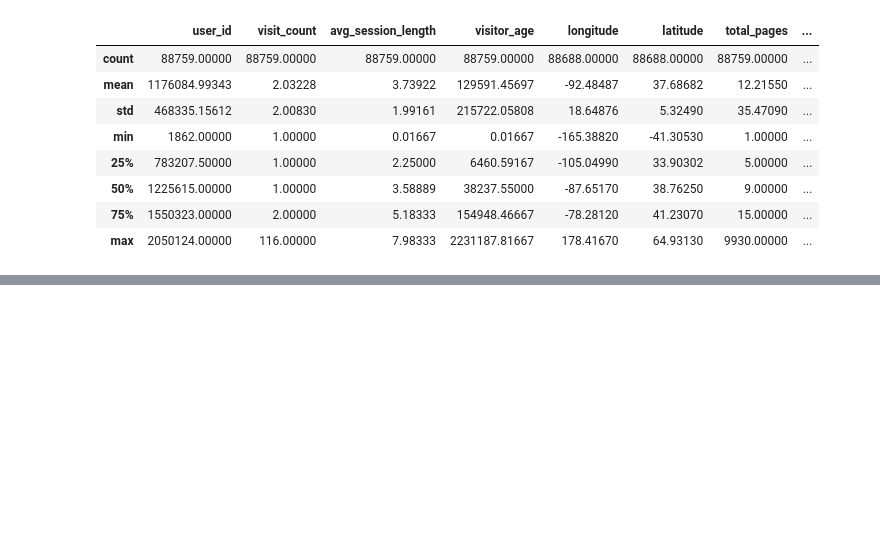
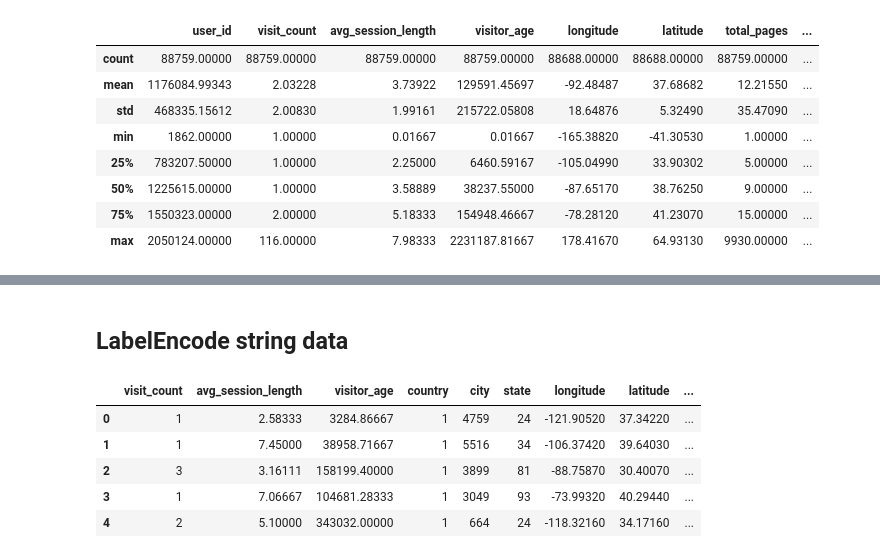
Before and after one commit to jiangshan123/Capstone_TDI, a Jupyter notebook: notebooks/data_wrangling.ipynb, the cells around one changed output, grey strips where cells are left out. Saved outputs shown, nothing was run; the diff lists cells and outputs as text; code cells hidden in the pictures; blank space fills up the shorter version.

```diff
--- a/notebooks/data_wrangling.ipynb
+++ b/notebooks/data_wrangling.ipynb
@@ -110,0 +105,5 @@ dtype: object
+# %% [markdown]
+## LabelEncode string data
+# %%
+# drop user_id
+df_dropID = df_noNAN.drop(['user_id'], axis=1)
@@ -110,0 +126,9 @@ dtype: object
+# %%
+df_dropID.head(5)
+# %% [output]
+|  | visit_count | avg_session_length | visitor_age | country | city | state | longitude | latitude | ... |
+| 0 | 1 | 2.58333 | 3284.86667 | 1 | 4759 | 24 | -121.90520 | 37.34220 | ... |
+| 1 | 1 | 7.45000 | 38958.71667 | 1 | 5516 | 34 | -106.37420 | 39.64030 | ... |
+| 2 | 3 | 3.16111 | 158199.40000 | 1 | 3899 | 81 | -88.75870 | 30.40070 | ... |
+| 3 | 1 | 7.06667 | 104681.28333 | 1 | 3049 | 93 | -73.99320 | 40.29440 | ... |
+| 4 | 2 | 5.10000 | 343032.00000 | 1 | 664 | 24 | -118.32160 | 34.17160 | ... |
```
Also changed, not shown: parts of 26 cells of this notebook, 14 other files.
